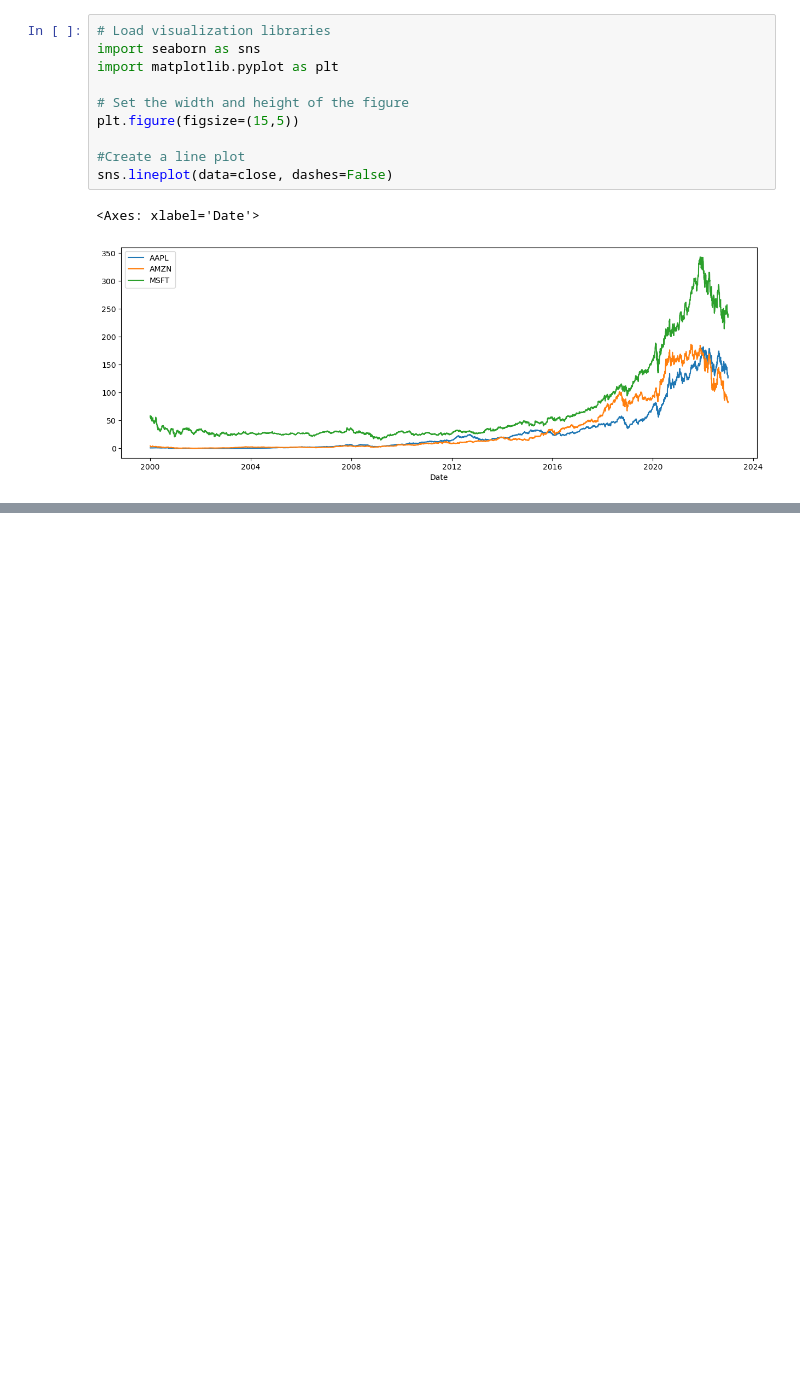
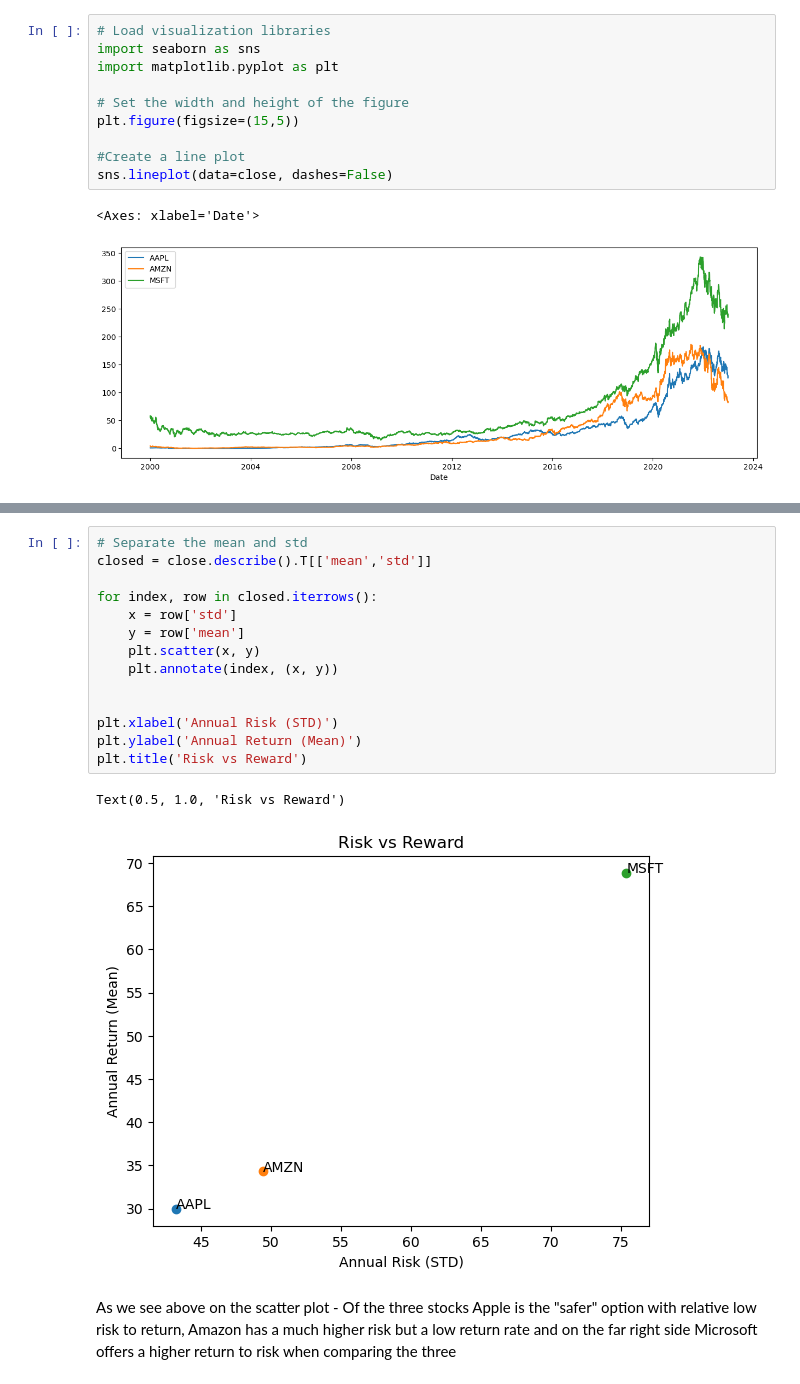
Before and after one commit to a-alejo/SP500-Stock-Analysis, a Jupyter notebook: SP500-Stock-Analysis.ipynb, the cells around one changed output, grey strips where cells are left out. Cells and saved outputs as stored; diff of their text form; blank space fills up the shorter version.

```diff
--- a/SP500-Stock-Analysis.ipynb
+++ b/SP500-Stock-Analysis.ipynb
@@ -215,0 +257,19 @@ apple_close
+# %%
+# Separate the mean and std
+closed = close.describe().T[['mean','std']]
+
+for index, row in closed.iterrows():
+    x = row['std']
+    y = row['mean']
+    plt.scatter(x, y)
+    plt.annotate(index, (x, y))
+
+
+plt.xlabel('Annual Risk (STD)')
+plt.ylabel('Annual Return (Mean)')
+plt.title('Risk vs Reward')
+# %% [output]
+Text(0.5, 1.0, 'Risk vs Reward')
+[figure, added]
+# %% [markdown]
+As we see above on the scatter plot - Of the three stocks Apple is the "safer" option with relative low risk to return, Amazon has a much higher risk but a low return rate and on the far right side Microsoft offers a higher return to risk when comparing the three
```
Also changed, not shown: parts of 11 cells of this notebook.
